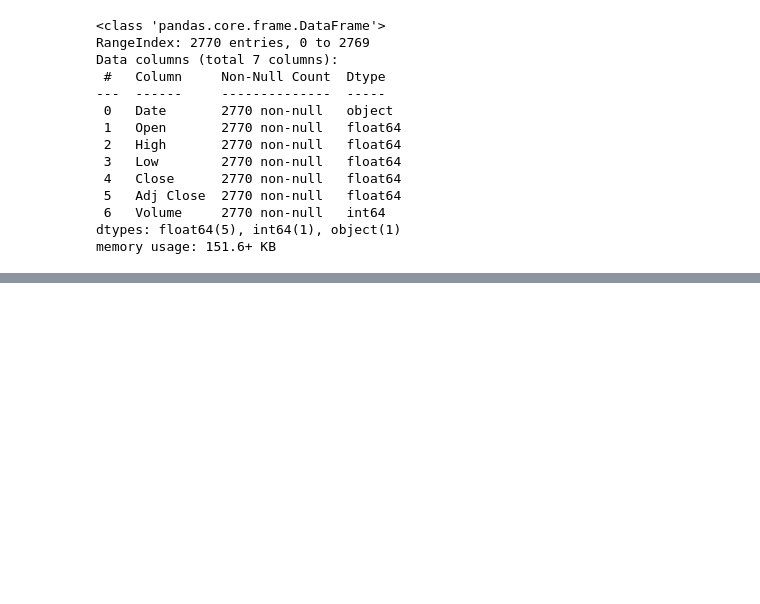
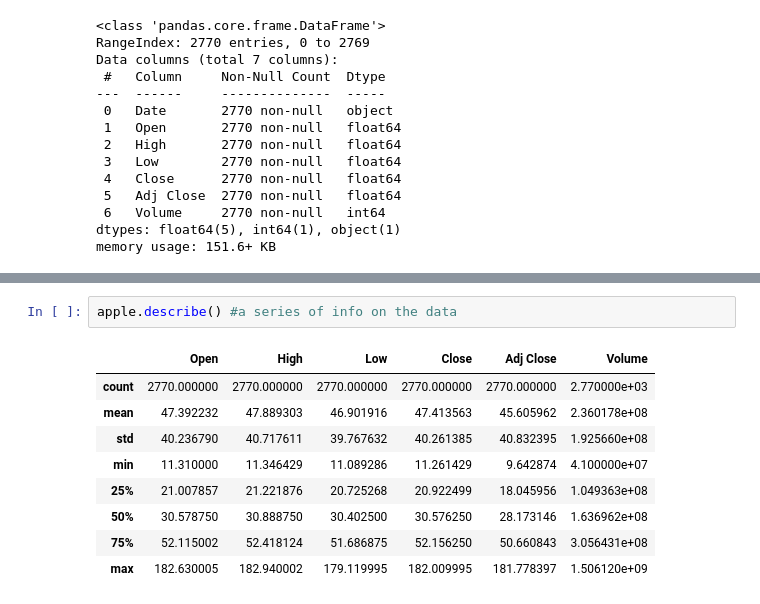
Before and after one commit to TheNotoriousPIV/predictiveTool, a Jupyter notebook: notebook/predictive_tool.ipynb, the cells around one changed output, grey strips where cells are left out. Saved outputs shown, nothing was run; the diff lists cells and outputs as text; blank space fills up the shorter version.

```diff
--- a/notebook/predictive_tool.ipynb
+++ b/notebook/predictive_tool.ipynb
@@ -46,0 +53,12 @@ apple['Date'] = pd.to_datetime(apple['Date'])
+# %%
+apple.describe() #a series of info on the data
+# %% [output]
+|  | Open | High | Low | Close | Adj Close | Volume |
+| count | 2770.000000 | 2770.000000 | 2770.000000 | 2770.000000 | 2770.000000 | 2.770000e+03 |
+| mean | 47.392232 | 47.889303 | 46.901916 | 47.413563 | 45.605962 | 2.360178e+08 |
+| std | 40.236790 | 40.717611 | 39.767632 | 40.261385 | 40.832395 | 1.925660e+08 |
+| min | 11.310000 | 11.346429 | 11.089286 | 11.261429 | 9.642874 | 4.100000e+07 |
+| 25% | 21.007857 | 21.221876 | 20.725268 | 20.922499 | 18.045956 | 1.049363e+08 |
+| 50% | 30.578750 | 30.888750 | 30.402500 | 30.576250 | 28.173146 | 1.636962e+08 |
+| 75% | 52.115002 | 52.418124 | 51.686875 | 52.156250 | 50.660843 | 3.056431e+08 |
+| max | 182.630005 | 182.940002 | 179.119995 | 182.009995 | 181.778397 | 1.506120e+09 |
```
Also changed, not shown: parts of 7 cells of this notebook.
